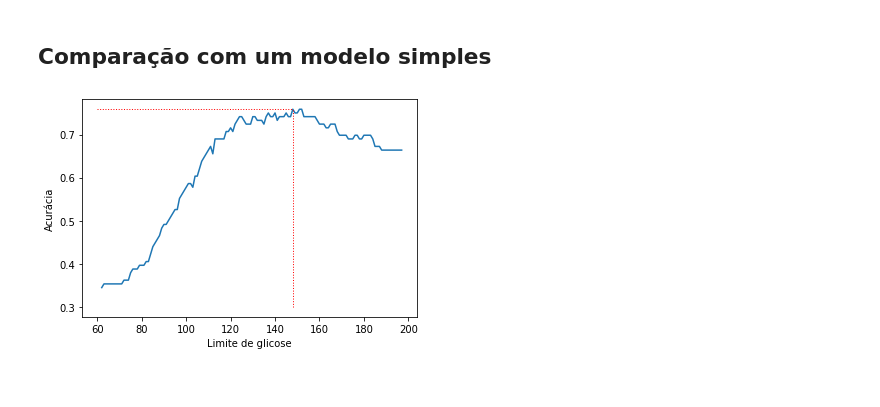
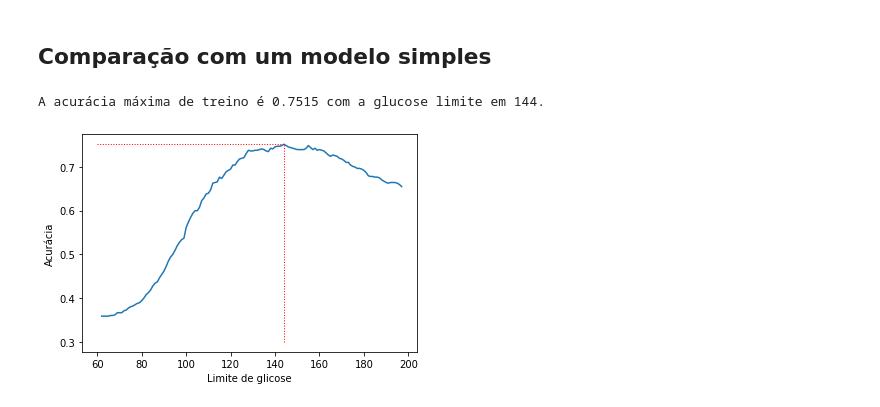
Before and after one commit to franklinzppa/diabetes-classification, a Jupyter notebook: diabetes-clf.ipynb, the cells around one changed output. Cells and saved outputs as stored; diff of their text form; code cells hidden in the pictures.

Commit message:
finished naive model

```diff
--- a/diabetes-clf.ipynb
+++ b/diabetes-clf.ipynb
@@ -493,12 +498,12 @@ BloodPressure                  0.179250
 LogDiabetesPedigreeFunction    0.173109
 Name: Outcome, dtype: float64
 # %%
-X_train = X_train_full.drop(['Outcome', 'Age'], axis=1)
+X_train_tr = X_train_full.drop(['Outcome', 'Age'], axis=1)
 # %%
 log_clf = LogisticRegression()
 
 std_scaler = StandardScaler()
-X_train_sc = std_scaler.fit_transform(X_train)
+X_train_sc = std_scaler.fit_transform(X_train_tr)
 
 log_clf.fit(X_train_sc, y_train)
 relatorio_cross_val(log_clf, X_train_sc, y_train)
@@ -507,7 +512,7 @@ Acurácia média: 0.7699
 # %% [markdown]
 ## Tratamento de outliers
 # %%
-X_train_full = X_train.join(y_train.to_frame())
+X_train_full = X_train_tr.join(y_train.to_frame())
 X_train_full.head()
 # %% [output]
 |  | Pregnancies | Glucose | BloodPressure | SkinThickness | BMI | LogDiabetesPedigreeFunction | LogInsulin | ... |
@@ -589,10 +594,7 @@ Acurácia média: 0.7699
 # %% [markdown]
 ## Modelos finais
 # %%
-X_train = X_train_tr.copy()
-
 # Reescalando
 
-std_scaler = StandardScaler()
-X_train_sc = std_scaler.fit_transform(X_train)
-X_train_sc = pd.DataFrame(X_train_sc, columns=X_train.columns, index=X_train.index)
+X_train_sc = pd.DataFrame(X_train_sc, columns=X_train_tr.columns, index=X_train_tr.index)
+X_train_sc.head()
@@ -766,36 +782,40 @@ F1 score: 0.6512
 # %% [markdown]
 ## Comparação com um modelo simples
 # %%
+# "Treinando" o modelo
+
 glucose_thr = np.arange(62, 198, 1)
 accuracy_list = []
 
 def test_glucose(gl, thr):
     if gl >= thr:
         return 1
     else:
         return 0
 
 
 for thr in glucose_thr:
-    outcome_predict = X_test["Glucose"].apply(test_glucose, thr=thr)
-    accuracy = np.round(sum(outcome_predict == y_test)/len(y_test), 4)
+    outcome_predict = X_train["Glucose"].apply(test_glucose, thr=thr)
+    accuracy = np.round(sum(outcome_predict == y_train)/len(y_train), 4)
     accuracy_list.append(accuracy)
 
 
 # Achando o paramêtro ótimo
 acc_max = max(accuracy_list)
 acc_max_idx = accuracy_list.index(acc_max)
 thr_max = glucose_thr[acc_max_idx]
 
+print(f"A acurácia máxima de treino é {acc_max} com a glucose limite em {thr_max}.")
 
 plt.plot(glucose_thr, accuracy_list)
 plt.hlines(y=acc_max, xmin=60, xmax=thr_max, linestyle=':', linewidth=1, color='r')
 plt.vlines(x=thr_max, ymin=0.3, ymax=acc_max, linestyle=':', linewidth=1, color='r')
 plt.xlabel("Limite de glicose")
 plt.ylabel("Acurácia")
 plt.show()
 # %% [output]
+A acurácia máxima de treino é 0.7515 com a glucose limite em 144.
-[figure, old version]
+[figure, new version]
 # %%
 # Outras métricas desse modelo simples
 
```
Also changed, not shown: parts of 14 cells of this notebook.
